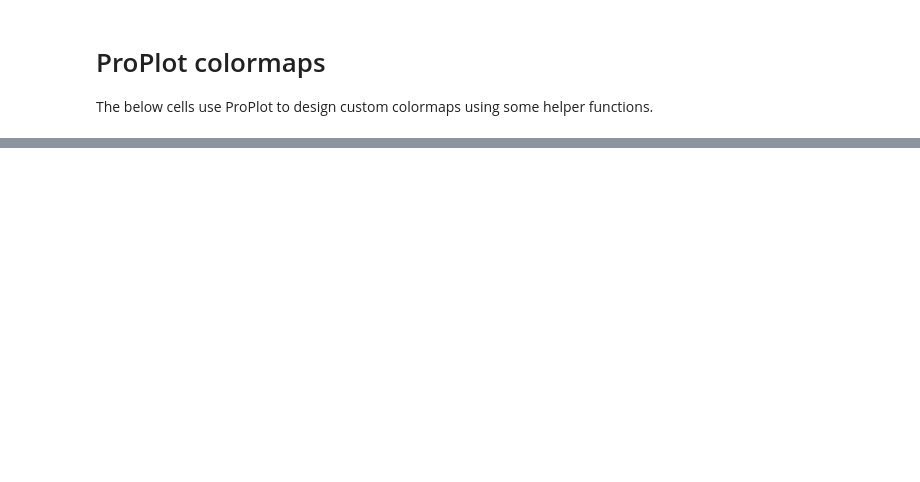
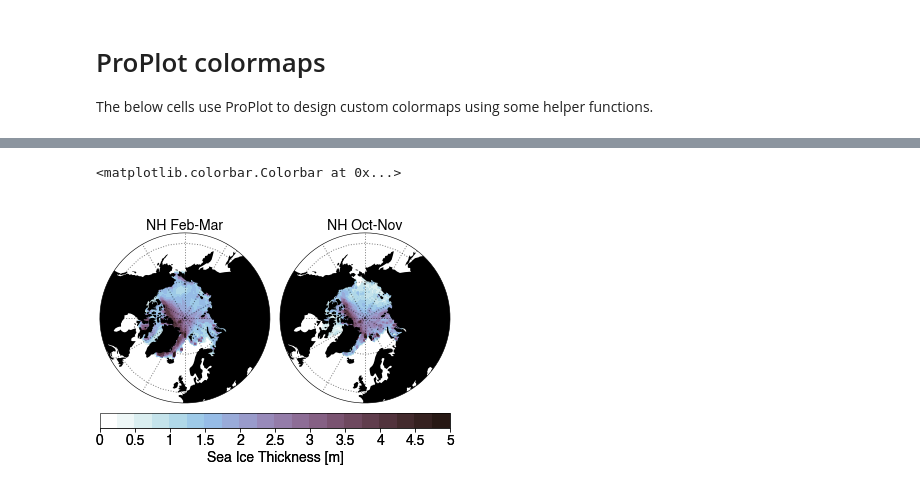
Before and after one commit to bradyrx/climate_in_color, a Jupyter notebook: notebooks/build_your_own_colormaps.ipynb, the cells around one changed output, grey strips where cells are left out. Cells and saved outputs as stored; diff of their text form; code cells hidden in the pictures; blank space fills up the shorter version.

```diff
--- a/notebooks/build_your_own_colormaps.ipynb
+++ b/notebooks/build_your_own_colormaps.ipynb
@@ -95,0 +123,28 @@ ax.pcolor(np.random.rand(10,10), cmap='name', colorbar='b')
+# %%
+# Plot sea ice data
+ice_data = []
+for hemisphere, season in zip(['NH', 'NH', 'SH', 'SH'],
+                              ['fm', 'on', 'fm', 'on']):
+    filepath = f'../data/ICESat_gridded_mean_thickness_{hemisphere}_{season}.interp0.5x0.5.nc'
+    sea_ice = xr.open_dataset(filepath)
+    ice_data.append(sea_ice)
+ice_data = xr.concat(ice_data, 'location')
+ice_data['location'] = ['NH_fm', 'NH_on', 'SH_fm', 'SH_on']
+
+# Coarsen to a 1x1 degree grid.
+lat = ice_data['t_lat'].coarsen({'t_lat': 2, 't_lon': 2}).mean()
+lon = ice_data['t_lon'].coarsen({'t_lat': 2, 't_lon': 2}).mean()
+ice_thk = ice_data['HI'].reset_coords(drop=True).coarsen({'t_lat': 2, 't_lon': 2}).mean()
+# %%
+f, axs = plot.subplots(ncols=2, proj='npstere', axwidth='6cm')
+
+for i, label in zip([0, 1], ['NH Feb-Mar', 'NH Oct-Nov']):
+    p = axs[i].contourf(lon, lat, ice_thk.isel(location=i), cmap='Glacial',
+                    levels=plot.arange(0, 5, 0.25))
+    axs[i].format(land=True, boundinglat=45, title=label)
+
+f.colorbar(p, loc='b', label='Sea Ice Thickness [m]',
+           ticks=plot.arange(0, 5, 0.5))
+# %% [output]
+<matplotlib.colorbar.Colorbar at 0x...>
+[figure, added]
```
Also changed, not shown: parts of 18 cells of this notebook.
